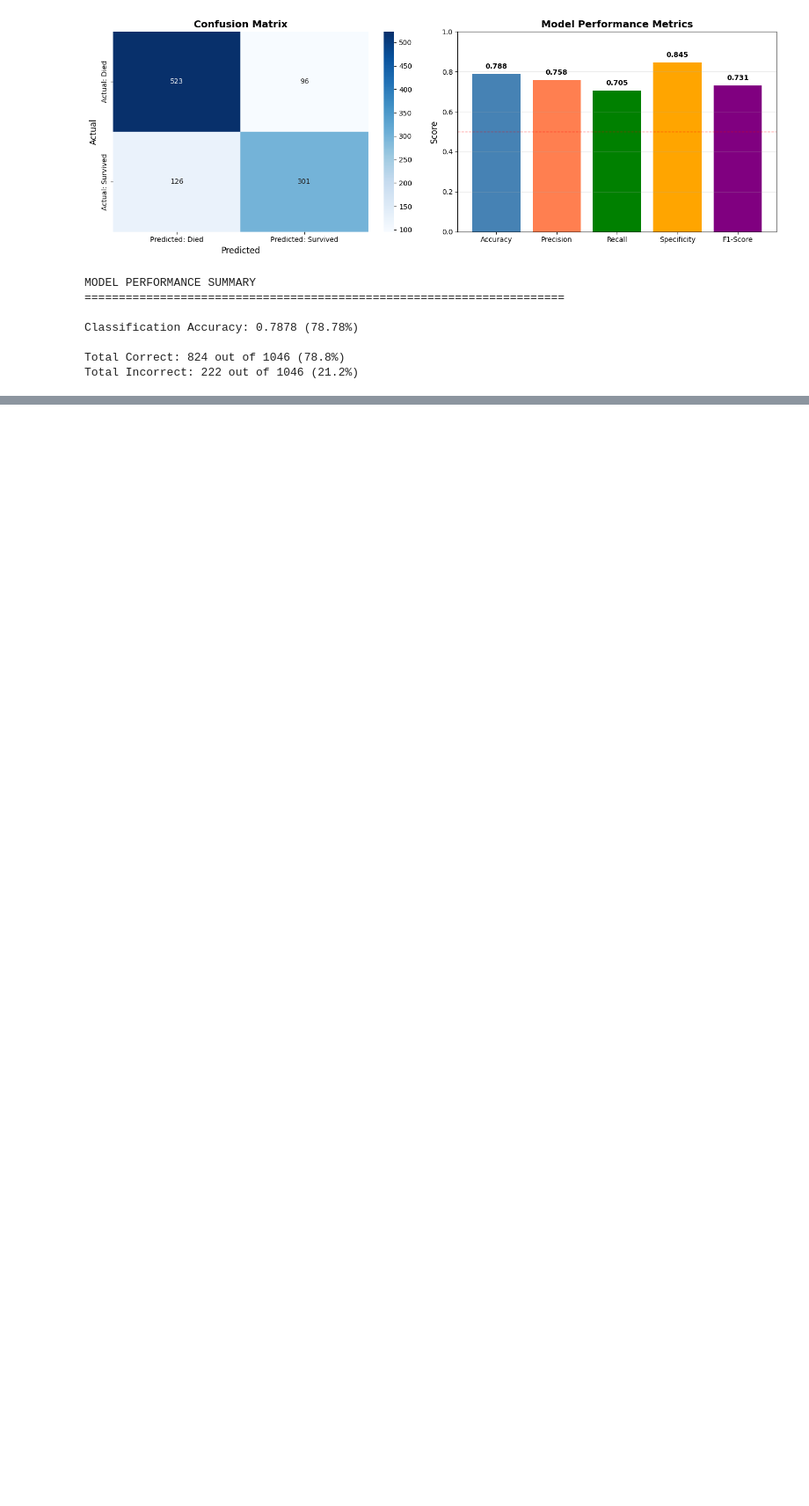
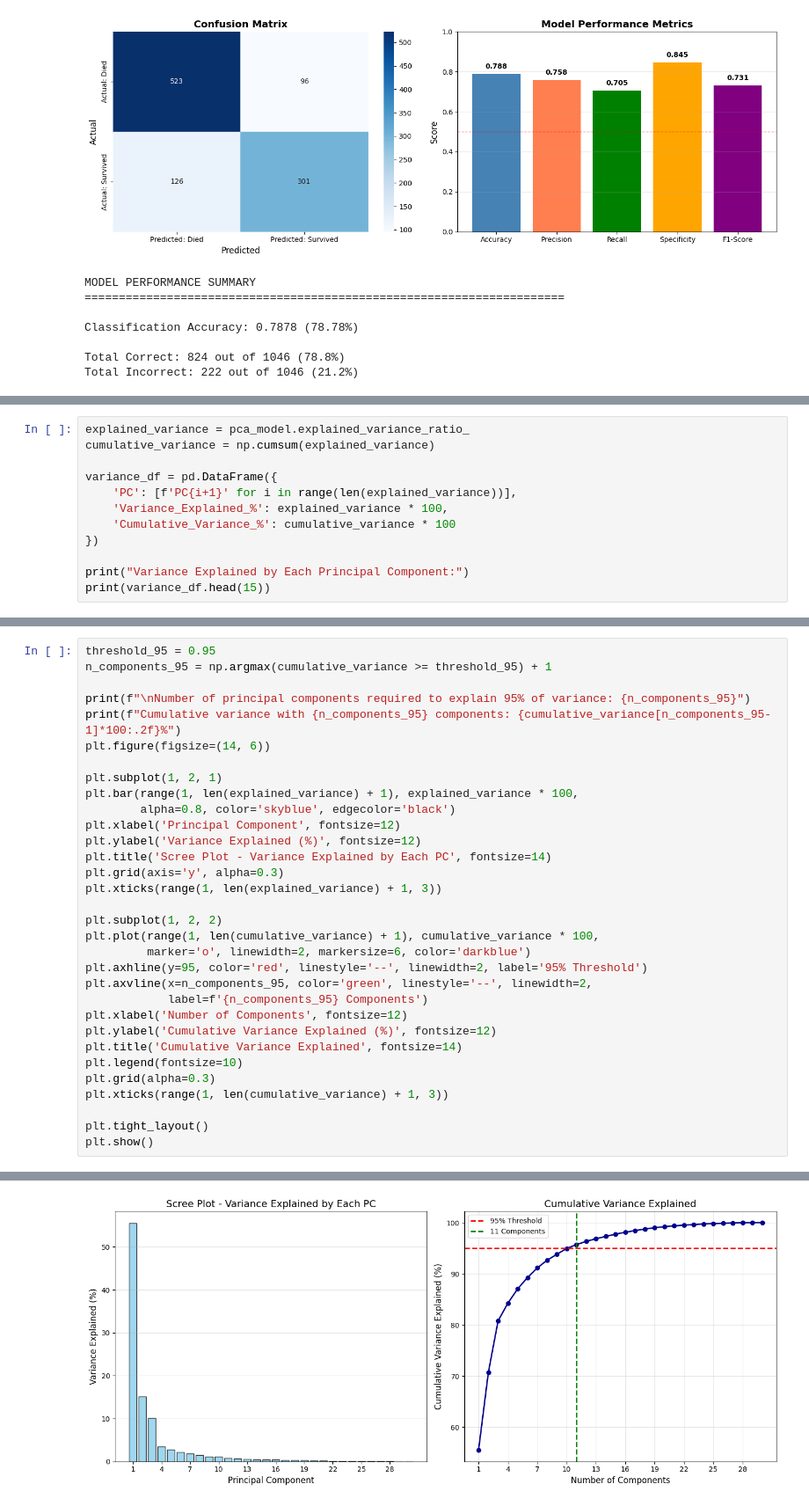
Before and after one commit to Gordianherbert/220242451649, a Jupyter notebook: assigment02/220242451649.ipynb, the cells around one changed output, grey strips where cells are left out. Shown at 88% size. Drawn from its saved outputs; the diff is of its cells as text; blank space fills up the shorter version.

```diff
--- a/assigment02/220242451649.ipynb
+++ b/assigment02/220242451649.ipynb
@@ -652,0 +797,12 @@ Total Incorrect: 222 out of 1046 (21.2%)
+# %%
+explained_variance = pca_model.explained_variance_ratio_
+cumulative_variance = np.cumsum(explained_variance)
+
+variance_df = pd.DataFrame({
+    'PC': [f'PC{i+1}' for i in range(len(explained_variance))],
+    'Variance_Explained_%': explained_variance * 100,
+    'Cumulative_Variance_%': cumulative_variance * 100
+})
+
+print("Variance Explained by Each Principal Component:")
+print(variance_df.head(15))
@@ -652,0 +827,33 @@ Total Incorrect: 222 out of 1046 (21.2%)
+# %%
+threshold_95 = 0.95
+n_components_95 = np.argmax(cumulative_variance >= threshold_95) + 1
+
+print(f"\nNumber of principal components required to explain 95% of variance: {n_components_95}")
+print(f"Cumulative variance with {n_components_95} components: {cumulative_variance[n_components_95-1]*100:.2f}%")
+plt.figure(figsize=(14, 6))
+
+plt.subplot(1, 2, 1)
+plt.bar(range(1, len(explained_variance) + 1), explained_variance * 100,
+        alpha=0.8, color='skyblue', edgecolor='black')
+plt.xlabel('Principal Component', fontsize=12)
+plt.ylabel('Variance Explained (%)', fontsize=12)
+plt.title('Scree Plot - Variance Explained by Each PC', fontsize=14)
+plt.grid(axis='y', alpha=0.3)
+plt.xticks(range(1, len(explained_variance) + 1, 3))
+
+plt.subplot(1, 2, 2)
+plt.plot(range(1, len(cumulative_variance) + 1), cumulative_variance * 100,
+         marker='o', linewidth=2, markersize=6, color='darkblue')
+plt.axhline(y=95, color='red', linestyle='--', linewidth=2, label='95% Threshold')
+plt.axvline(x=n_components_95, color='green', linestyle='--', linewidth=2,
+            label=f'{n_components_95} Components')
+plt.xlabel('Number of Components', fontsize=12)
+plt.ylabel('Cumulative Variance Explained (%)', fontsize=12)
+plt.title('Cumulative Variance Explained', fontsize=14)
+plt.legend(fontsize=10)
+plt.grid(alpha=0.3)
+plt.xticks(range(1, len(cumulative_variance) + 1, 3))
+
+plt.tight_layout()
+plt.show()
+# %% [output]
@@ -652,0 +862 @@ Total Incorrect: 222 out of 1046 (21.2%)
+[figure, added]
```
Also changed, not shown: parts of 18 cells of this notebook, 3 other files.
